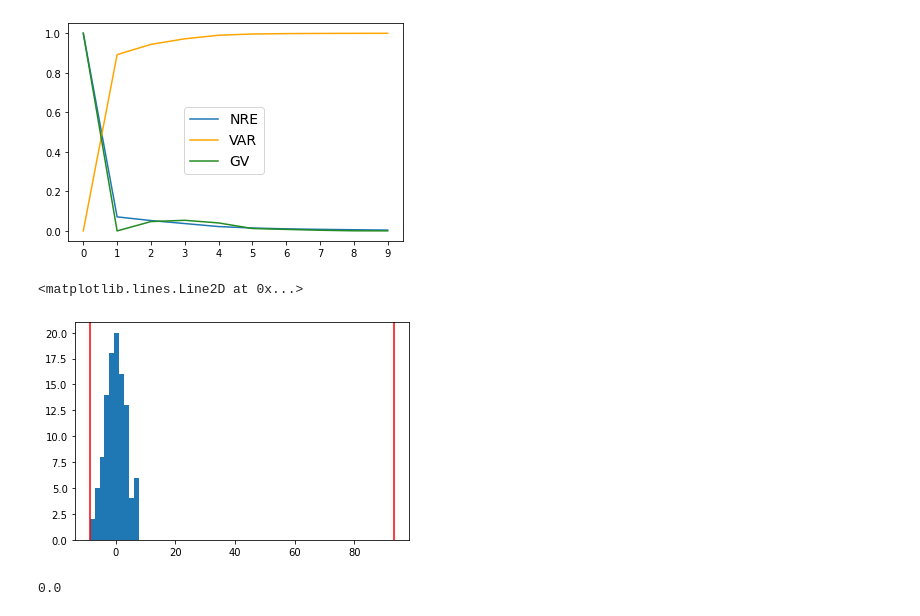
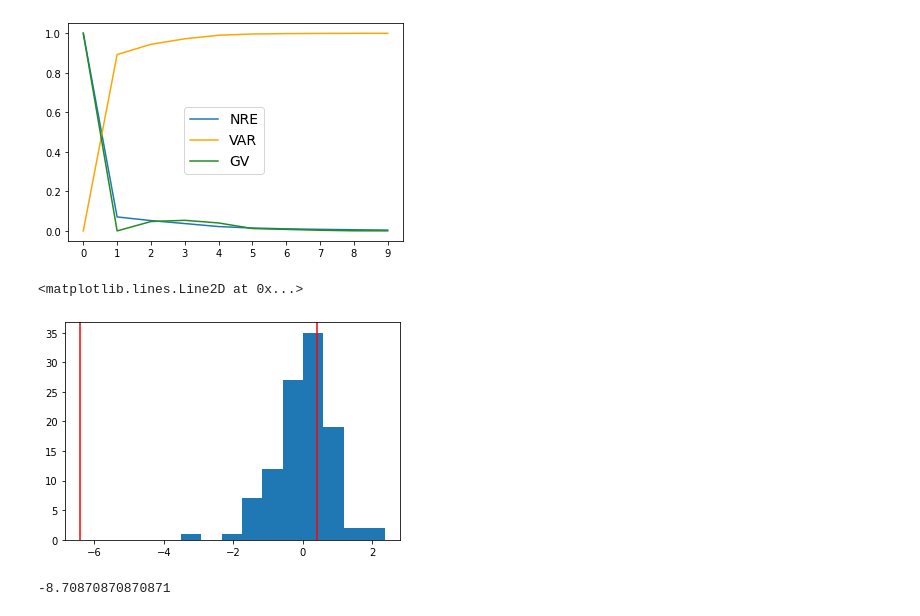
Before and after one commit to mberaha/ProjectedWasserstein, a Jupyter notebook: Covid Deaths.ipynb, the cells around one changed output. Drawn from its saved outputs; the diff is of its cells as text; code cells hidden in the pictures.

```diff
--- a/Covid Deaths.ipynb
+++ b/Covid Deaths.ipynb
@@ -103,8 +103,11 @@ alldistribs = m_distribs + f_distribs
 orig_distribs = orig_m + orig_f
 # %%
 ppca = ProjectedPCA(spline_basis=spline_basis, compute_spline=False)
+npca = NestedPCA(spline_basis=spline_basis, compute_spline=False)
 
 ppca.fit(alldistribs, 10)
+npca.fit(alldistribs, 10)
+
 projs = ppca.transform(alldistribs)
 # %%
 %matplotlib inline
@@ -148,0 +215,7 @@ def plot_pc(pca, ind, pos_lambdas, neg_lambdas, pos_palette, neg_palette, ax, sm
+# %%
+ppca.fit(alldistribs, 2)
+pca = ppca
+ind = 0
+lam = -1000
+tmp1 = np.matmul(pca.base_change.T, lam * pca.eig_vecs[:, ind])[:pca.k]
+pca.project_on_sub(tmp1)
@@ -308,20 +524,23 @@ projs = ppca.transform(alldistribs)
 X = ppca.get_spline_mat(alldistribs)
 X_trans = np.matmul(X - ppca.bary, ppca.base_change.T)[:, :ppca.k]
 # %%
-etamax = get_eta(0, ppca, 100)
-etamin = get_eta(0, ppca, -100)
+etamax = get_eta(1, ppca, 100)
+etamin = get_eta(1, ppca, -100)
 
-plt.hist(X_trans[:, 0])
+plt.hist(X_trans[:, 1])
 plt.axvline(etamax, color="red")
 plt.axvline(etamin, color="red")
 # %% [output]
 <matplotlib.lines.Line2D at 0x...>
-[figure, old version]
+[figure, new version]
+# %%
+etamin
+# %% [output]
+-8.70870870870871
 # %%
+ind = 0
 s = X_trans[:, ind]
 np.sum(s[s < etamin] - etamin) / len(alldistribs)
-# %% [output]
-0.0
 # %%
 ind = 1
 etamax = get_eta(ind, ppca, 10)
```
Also changed, not shown: parts of 19 cells of this notebook, 10 other files.
